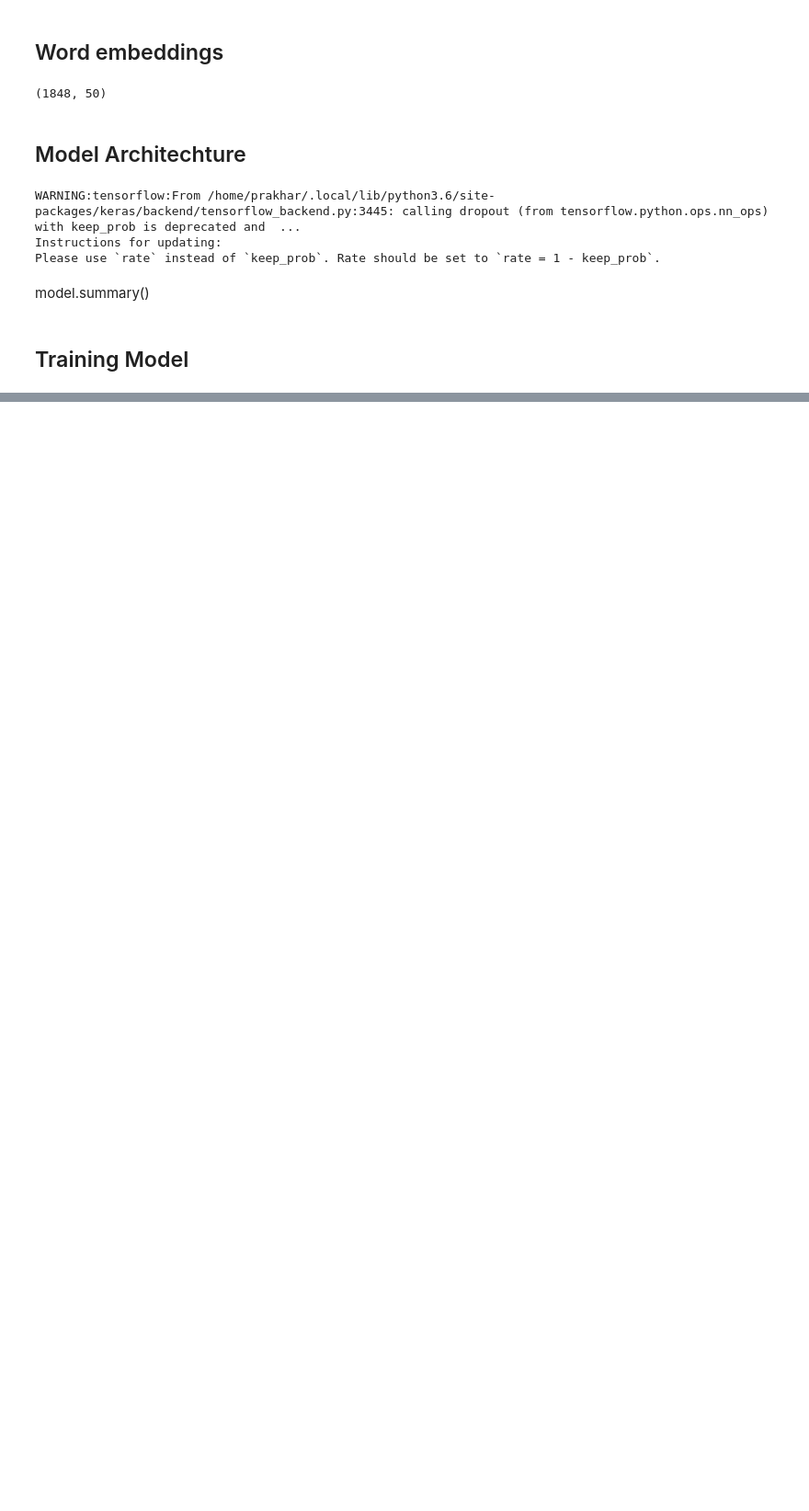
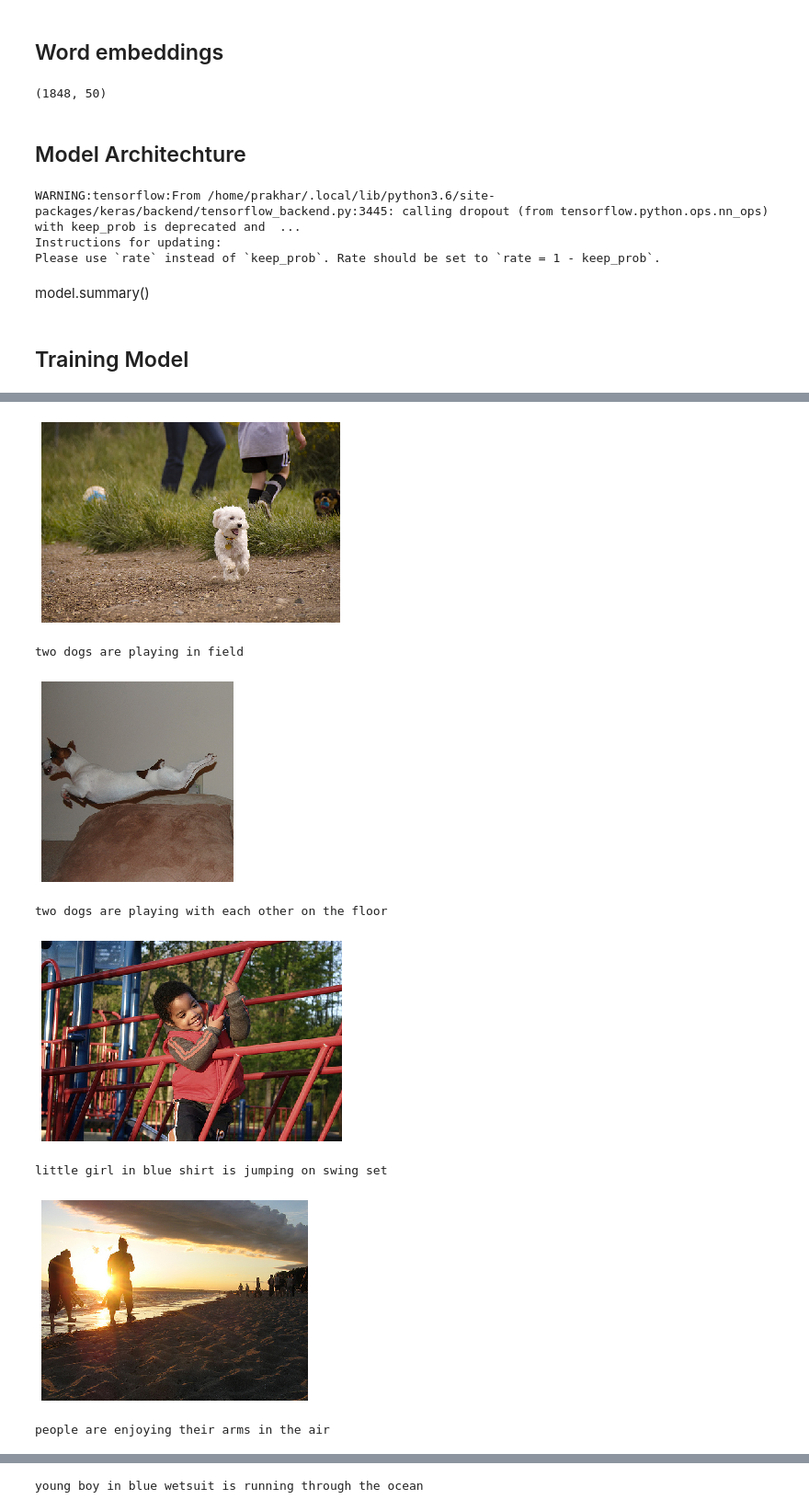
Before and after one commit to prakhar154/image_captioning, a Jupyter notebook: code.ipynb, the cells around one changed output, grey strips where cells are left out. Shown at 92% size. Cells and saved outputs as stored; diff of their text form; code cells hidden in the pictures; blank space fills up the shorter version.

Commit message:
predictions

```diff
--- a/code.ipynb
+++ b/code.ipynb
@@ -436,0 +436,2 @@ NameError: name 'num_pics_per_batch' is not defined
+# %%
+model = load_model("./model_weights/model_9.h5")
@@ -436,0 +440,44 @@ NameError: name 'num_pics_per_batch' is not defined
+# %%
+def predict_caption(image):
+
+    in_text = "<s>"
+    for i in range(max_len):
+        sequence = [word_to_idx[w] for w in in_text.split() if w in word_to_idx]
+        sequence = pad_sequences([sequence], maxlen=max_len, padding='post')
+
+        ypred = model.predict([image, sequence])
+        ypred = ypred.argmax()
+
+        word = idx_to_word[ypred]
+        in_text += (" " + word)
+
+        if word=="<e>":
+            break
+
+    final_cap = in_text.split()[1:-1]
+    final_cap = " ".join(final_cap)
+
+    return final_cap
+# %%
+for i in range(5):
+
+    idx = np.random.randint(0,1000)
+    all_img_names = list(encoded_test_imgs.keys())
+    img_name = all_img_names[idx]
+    img_2048 = encoded_test_imgs[img_name].reshape((1,2048))
+
+    i = plt.imread(img_path+img_name+".jpg")
+    caption = predict_caption(img_2048)
+    plt.imshow(i)
+    plt.axis('off')
+    plt.show()
+    print(caption)
+# %% [output]
+[figure, added]
+two dogs are playing in field
+[figure, added]
+two dogs are playing with each other on the floor
+[figure, added]
+little girl in blue shirt is jumping on swing set
+[figure, added]
+people are enjoying their arms in the air
@@ -436,0 +485 @@ NameError: name 'num_pics_per_batch' is not defined
+young boy in blue wetsuit is running through the ocean
```
Also changed, not shown: parts of 8 cells of this notebook.
